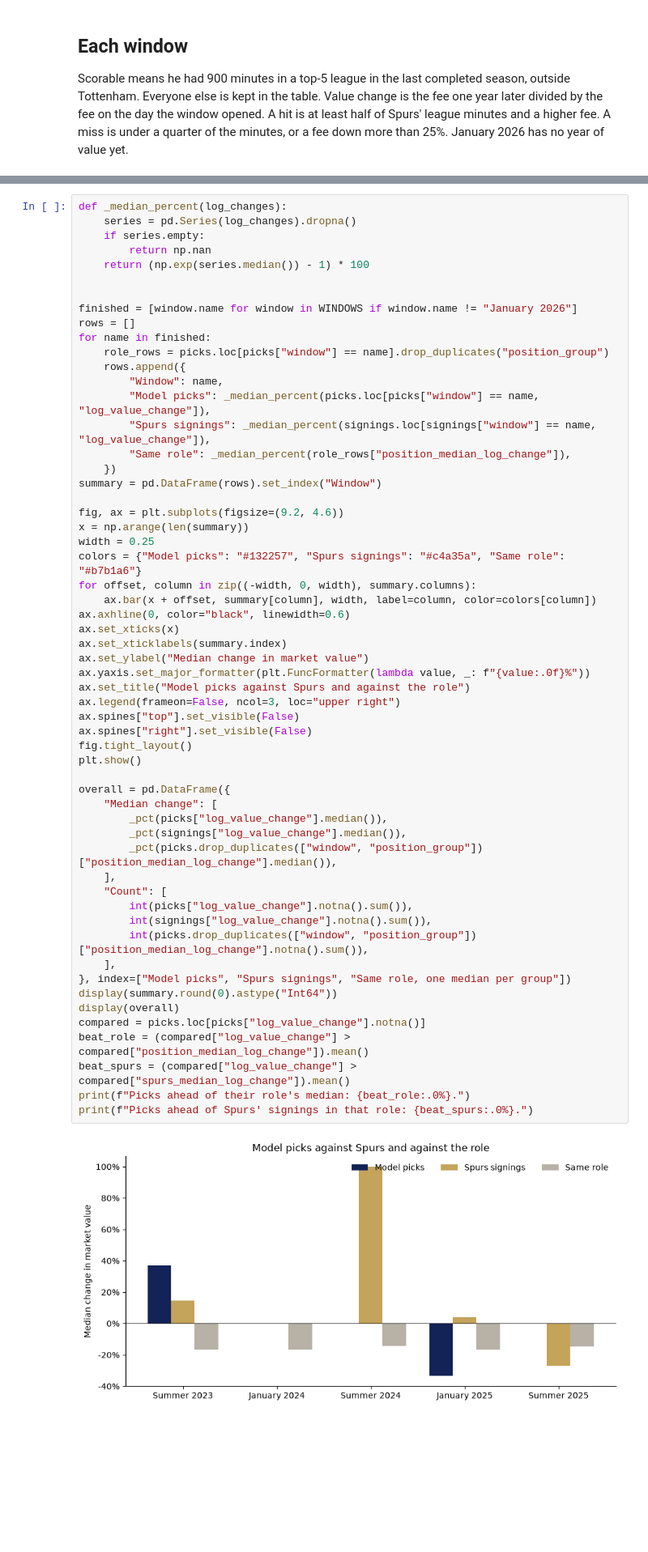
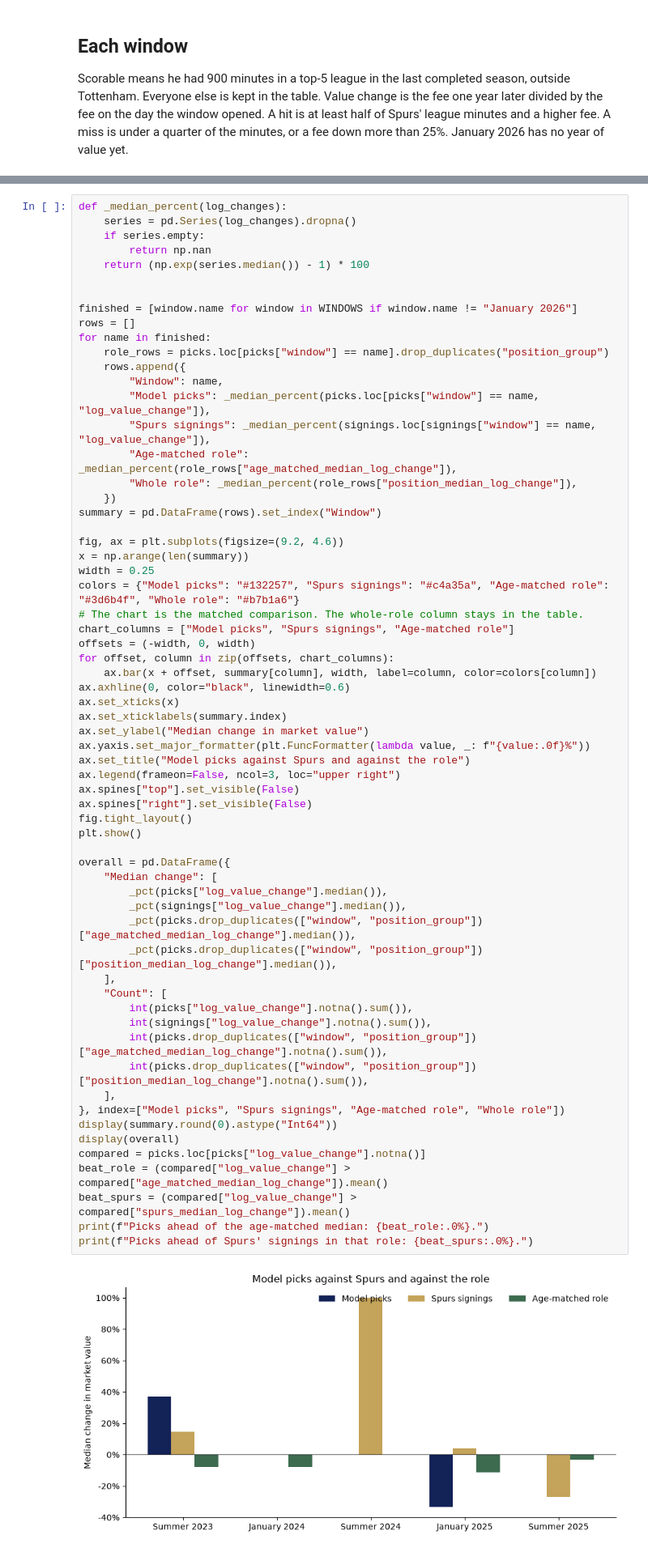
Before and after one commit to samvitchoudhary/spurs-moneyball, a Jupyter notebook: notebooks/05_backtest.ipynb, the cells around one changed output, grey strips where cells are left out. Shown at 81% size. Cells and saved outputs as stored; diff of their text form; blank space fills up the shorter version.

Commit message:
Compare model picks with an age-matched baseline.
Co-authored-by: Cursor <cursoragent@cursor.com>

```diff
--- a/notebooks/05_backtest.ipynb
+++ b/notebooks/05_backtest.ipynb
@@ -172,46 +176,52 @@ for name in finished:
         "Window": name,
         "Model picks": _median_percent(picks.loc[picks["window"] == name, "log_value_change"]),
         "Spurs signings": _median_percent(signings.loc[signings["window"] == name, "log_value_change"]),
-        "Same role": _median_percent(role_rows["position_median_log_change"]),
+        "Age-matched role": _median_percent(role_rows["age_matched_median_log_change"]),
+        "Whole role": _median_percent(role_rows["position_median_log_change"]),
     })
 summary = pd.DataFrame(rows).set_index("Window")
 
 fig, ax = plt.subplots(figsize=(9.2, 4.6))
 x = np.arange(len(summary))
 width = 0.25
-colors = {"Model picks": "#132257", "Spurs signings": "#c4a35a", "Same role": "#b7b1a6"}
-for offset, column in zip((-width, 0, width), summary.columns):
+colors = {"Model picks": "#132257", "Spurs signings": "#c4a35a", "Age-matched role": "#3d6b4f", "Whole role": "#b7b1a6"}
+# The chart is the matched comparison. The whole-role column stays in the table.
+chart_columns = ["Model picks", "Spurs signings", "Age-matched role"]
+offsets = (-width, 0, width)
+for offset, column in zip(offsets, chart_columns):
     ax.bar(x + offset, summary[column], width, label=column, color=colors[column])
 ax.axhline(0, color="black", linewidth=0.6)
 ax.set_xticks(x)
 ax.set_xticklabels(summary.index)
 ax.set_ylabel("Median change in market value")
 ax.yaxis.set_major_formatter(plt.FuncFormatter(lambda value, _: f"{value:.0f}%"))
 ax.set_title("Model picks against Spurs and against the role")
 ax.legend(frameon=False, ncol=3, loc="upper right")
 ax.spines["top"].set_visible(False)
 ax.spines["right"].set_visible(False)
 fig.tight_layout()
 plt.show()
 
 overall = pd.DataFrame({
     "Median change": [
         _pct(picks["log_value_change"].median()),
         _pct(signings["log_value_change"].median()),
+        _pct(picks.drop_duplicates(["window", "position_group"])["age_matched_median_log_change"].median()),
         _pct(picks.drop_duplicates(["window", "position_group"])["position_median_log_change"].median()),
     ],
     "Count": [
         int(picks["log_value_change"].notna().sum()),
         int(signings["log_value_change"].notna().sum()),
+        int(picks.drop_duplicates(["window", "position_group"])["age_matched_median_log_change"].notna().sum()),
         int(picks.drop_duplicates(["window", "position_group"])["position_median_log_change"].notna().sum()),
     ],
-}, index=["Model picks", "Spurs signings", "Same role, one median per group"])
+}, index=["Model picks", "Spurs signings", "Age-matched role", "Whole role"])
 display(summary.round(0).astype("Int64"))
 display(overall)
 compared = picks.loc[picks["log_value_change"].notna()]
-beat_role = (compared["log_value_change"] > compared["position_median_log_change"]).mean()
+beat_role = (compared["log_value_change"] > compared["age_matched_median_log_change"]).mean()
 beat_spurs = (compared["log_value_change"] > compared["spurs_median_log_change"]).mean()
-print(f"Picks ahead of their role's median: {beat_role:.0%}.")
+print(f"Picks ahead of the age-matched median: {beat_role:.0%}.")
 print(f"Picks ahead of Spurs' signings in that role: {beat_spurs:.0%}.")
 # %% [output]
-[figure, old version]
+[figure, new version]
```
Also changed, not shown: parts of 4 cells of this notebook, 1 other file.
